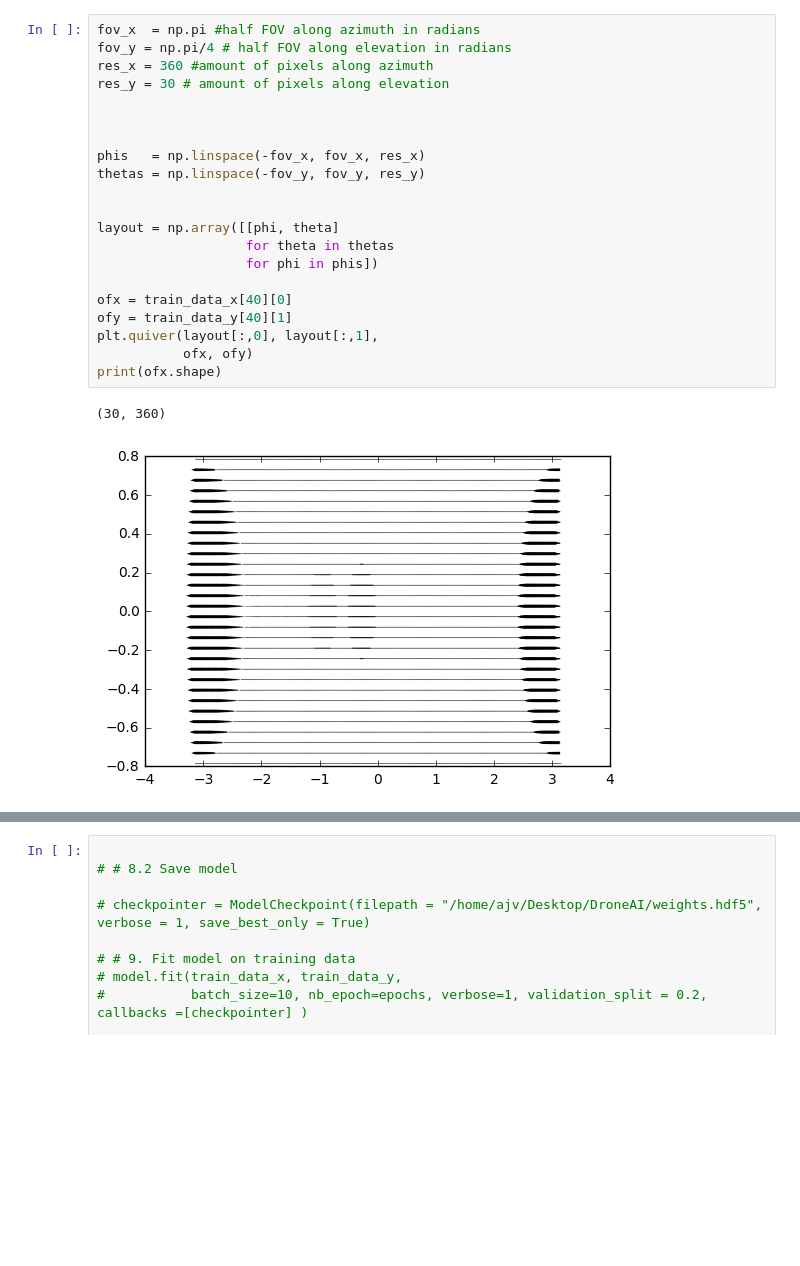
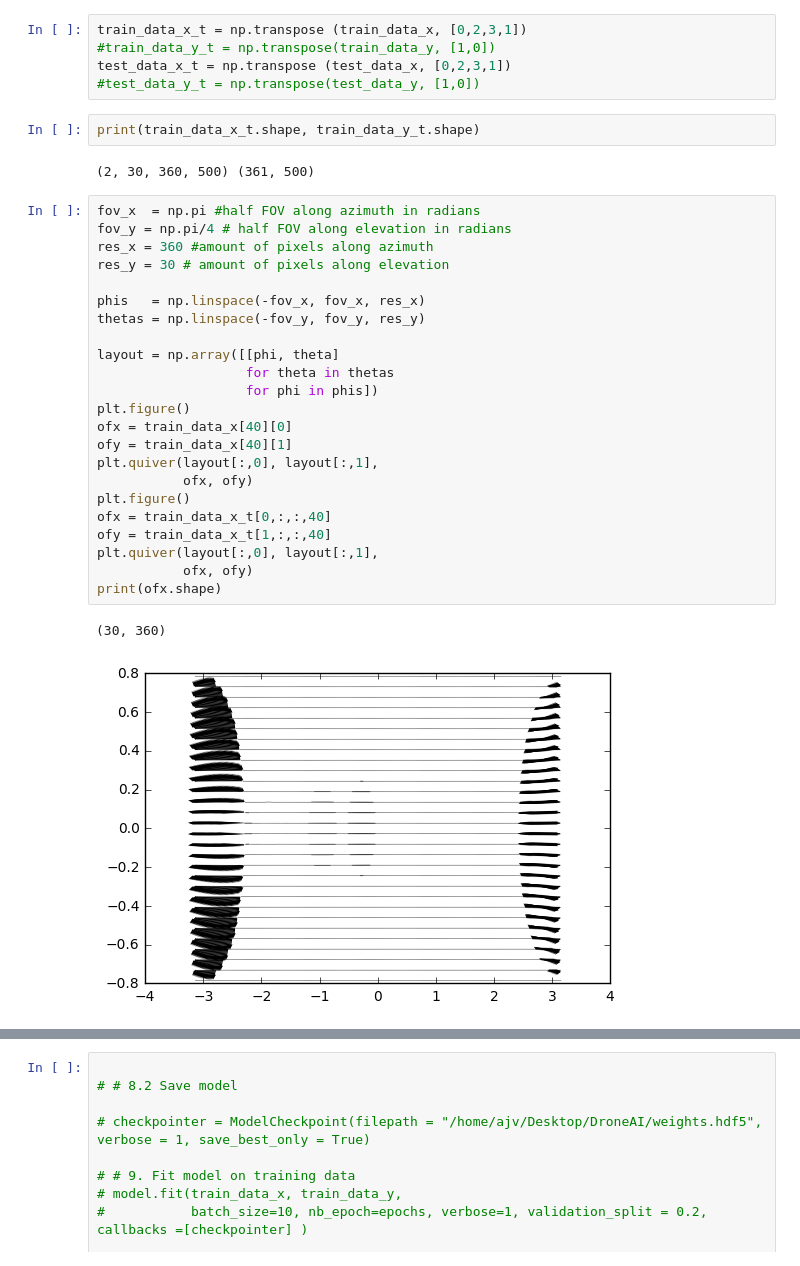
Before and after one commit to Atilla92/DeepLearning, a Jupyter notebook: Automate/test2_2/testValidation.ipynb, the cells around one changed output, grey strips where cells are left out. Saved outputs shown, nothing was run; the diff lists cells and outputs as text; blank space fills up the shorter version.

```diff
--- a/Automate/test2_2/testValidation.ipynb
+++ b/Automate/test2_2/testValidation.ipynb
@@ -53,27 +58,38 @@ np.random.seed(123)  # for reproducibility
 (625, 2, 30, 360) (625, 361) 625
 500 125
 (125, 2, 30, 360) (500, 2, 30, 360)
+# %%
+train_data_x_t = np.transpose (train_data_x, [0,2,3,1])
+#train_data_y_t = np.transpose(train_data_y, [1,0])
+test_data_x_t = np.transpose (test_data_x, [0,2,3,1])
+#test_data_y_t = np.transpose(test_data_y, [1,0])
+# %%
+print(train_data_x_t.shape, train_data_y_t.shape)
+# %% [output]
+(2, 30, 360, 500) (361, 500)
 # %%
 fov_x  = np.pi #half FOV along azimuth in radians
 fov_y = np.pi/4 # half FOV along elevation in radians
 res_x = 360 #amount of pixels along azimuth
 res_y = 30 # amount of pixels along elevation
 
-
-
 phis   = np.linspace(-fov_x, fov_x, res_x)
 thetas = np.linspace(-fov_y, fov_y, res_y)
-
 
 layout = np.array([[phi, theta]
                    for theta in thetas
                    for phi in phis])
-
+plt.figure()
 ofx = train_data_x[40][0]
-ofy = train_data_y[40][1]
+ofy = train_data_x[40][1]
+plt.quiver(layout[:,0], layout[:,1],
+           ofx, ofy)
+plt.figure()
+ofx = train_data_x_t[0,:,:,40]
+ofy = train_data_x_t[1,:,:,40]
 plt.quiver(layout[:,0], layout[:,1],
            ofx, ofy)
 print(ofx.shape)
 # %% [output]
 (30, 360)
-[figure, old version]
+[figure, new version]
```
Also changed, not shown: parts of 24 cells of this notebook, 3 other files.
